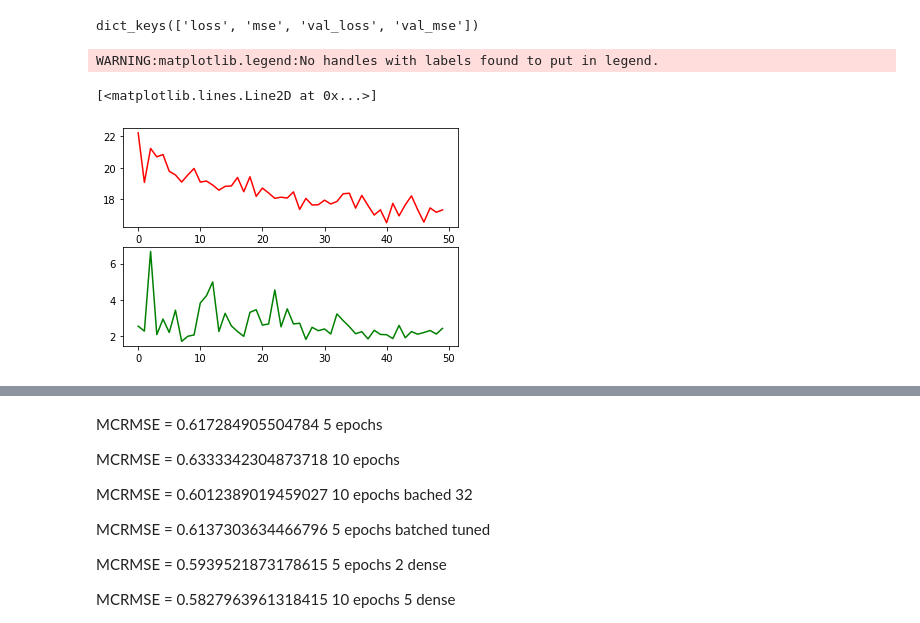
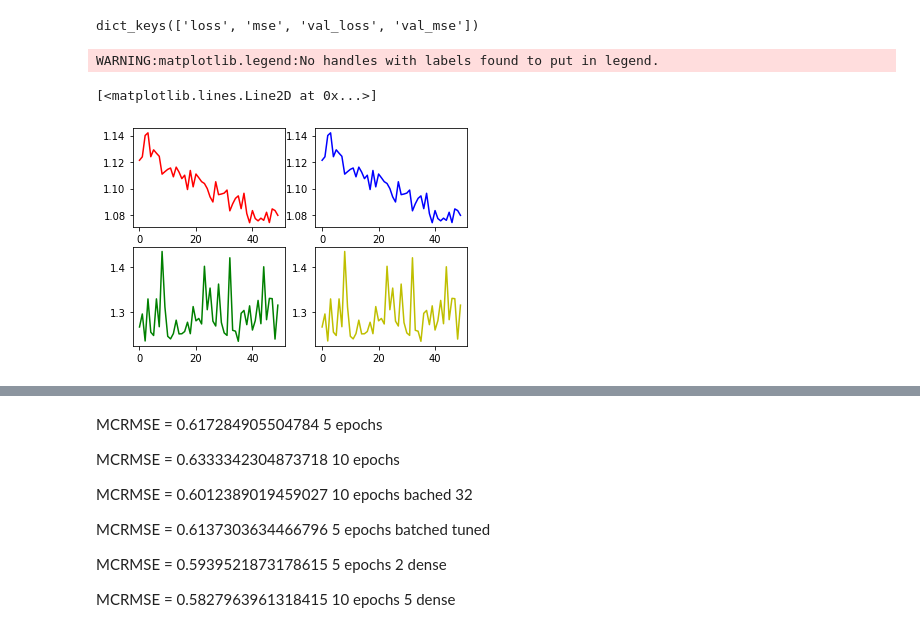
Before and after one commit to khpankiv/Kaggle_learning, a Jupyter notebook: ell_feedback_regres_1_output.ipynb, the cells around one changed output, grey strips where cells are left out. Cells and saved outputs as stored; diff of their text form; code cells hidden in the pictures.

```diff
--- a/ell_feedback_regres_1_output.ipynb
+++ b/ell_feedback_regres_1_output.ipynb
@@ -90,3 +122,6 @@ np.save('embedded',output)
 **Load Embeddent input Data**
 # %%
 output = np.load('embedded.npy')
+# %%
+train_X = output[:num_train]
+test_X = output[num_train:]
@@ -95,10 +138,10 @@ batch_size = 1
 # %%
 def build_classifier_model(activ,num_output):
   input = tf.keras.layers.Input(shape = (256), batch_size = batch_size)
-  output = tf.keras.layers.Dense(128,activation='ReLU')(input)
-  output = tf.keras.layers.Dense(64, activation='ReLU')(output)
-  output = tf.keras.layers.Dense(32, activation='ReLU')(output)
-  output = tf.keras.layers.Dense(16, activation='ReLU')(output)
+  output = tf.keras.layers.Dense(256,activation='ReLU')(input)
+  output = tf.keras.layers.Dense(128, activation='ReLU')(output)
+  output = tf.keras.layers.Dense(128, activation='ReLU')(output)
+  output = tf.keras.layers.Dense(128, activation='ReLU')(output)
  # output = tf.keras.layers.Dense(9, activation='ReLU')(output)
   #net_1 = tf.keras.layers.Dropout(0.1)(output_2)
   net_1 = tf.keras.layers.Dense(num_output, activation = activ)(output)
@@ -136,7 +177,7 @@ epochs = 50
  #   config_proto.graph_options.rewrite_options.arithmetic_optimization = off
   #    session = tf.Session(config=config_proto)
 # %%
-loss = tf.keras.losses.MeanSquaredError(reduction = 'auto')
+loss = tf.keras.losses.MeanSquaredError(reduction = 'sum')
 classifier_model.compile(optimizer=tf.keras.optimizers.Adam(),
                          loss = loss,
                          metrics = 'mse')
@@ -149,10 +190,10 @@ output = np.array(output)
 # %%
-history = classifier_model.fit(x = output,
+history = classifier_model.fit(x = train_X,
                                y = train_Y,
                                epochs = epochs,
                                batch_size=batch_size,
                                #callbacks=[restore],
-                               class_weight = distr,
-                               validation_split= 0.2)
+                               #class_weight = distr,
+                               validation_data =[test_X, test_Y])
 # %% [output]
 Epoch 1/50
@@ -199,26 +240,26 @@ print(history_dict.keys())
 # %% [output]
 dict_keys(['loss', 'mse', 'val_loss', 'val_mse'])
 # %%
-i = range(epochs)
+#i = range(epochs)
 plt.figure(1)
 plt.title('Model evaluation')
 plt.legend()
 
-plt.subplot(2,1,1)
-plt.plot(i,history_dict['loss'],'r',label = "Training loss")
+plt.subplot(2,2,1)
+plt.plot(history_dict['loss'],'r',label = "Training loss")
 
-#plt.subplot(2,2,2)
-#plt.plot(i,history_dict['mse'],'b',label = "Training MSE")
+plt.subplot(2,2,2)
+plt.plot(history_dict['mse'],'b',label = "Training MSE")
 
-plt.subplot(2,1,2)
-plt.plot(i,history_dict['val_loss'],'g',label = "Validadion loss")
+plt.subplot(2,2,3)
+plt.plot(history_dict['val_loss'],'g',label = "Validadion loss")
 
-#plt.subplot(2,2,4)
-#plt.plot(i,history_dict['val_mse'],'y',label = "Validation MSE")
+plt.subplot(2,2,4)
+plt.plot(history_dict['val_mse'],'y',label = "Validation MSE")
 # %% [output]
 WARNING:matplotlib.legend:No handles with labels found to put in legend.
 [<matplotlib.lines.Line2D at 0x...>]
-[figure, old version]
+[figure, new version]
 # %%
 #t = test_X[0:5]
 # %%
```
Also changed, not shown: parts of 21 cells of this notebook.
